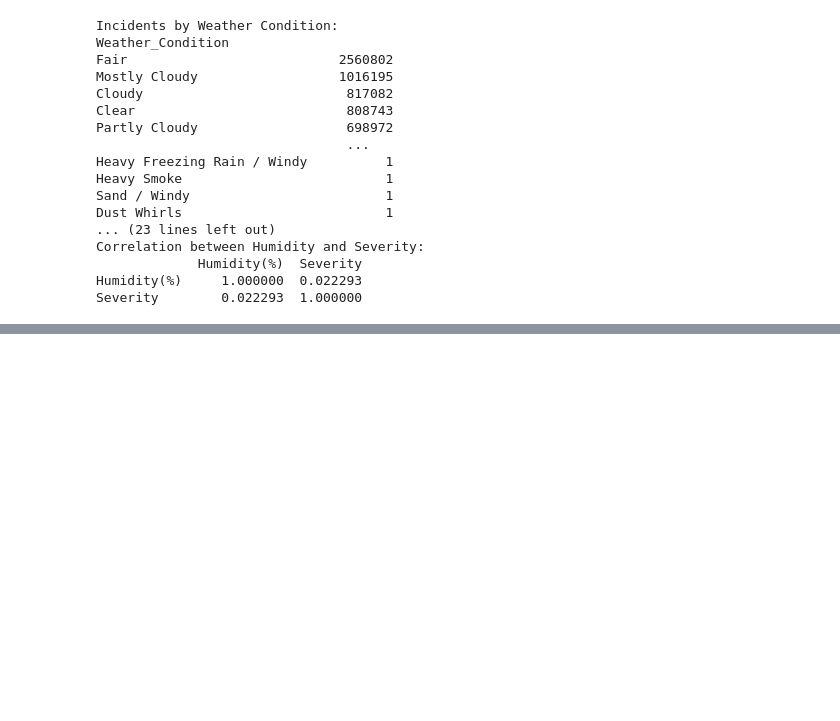
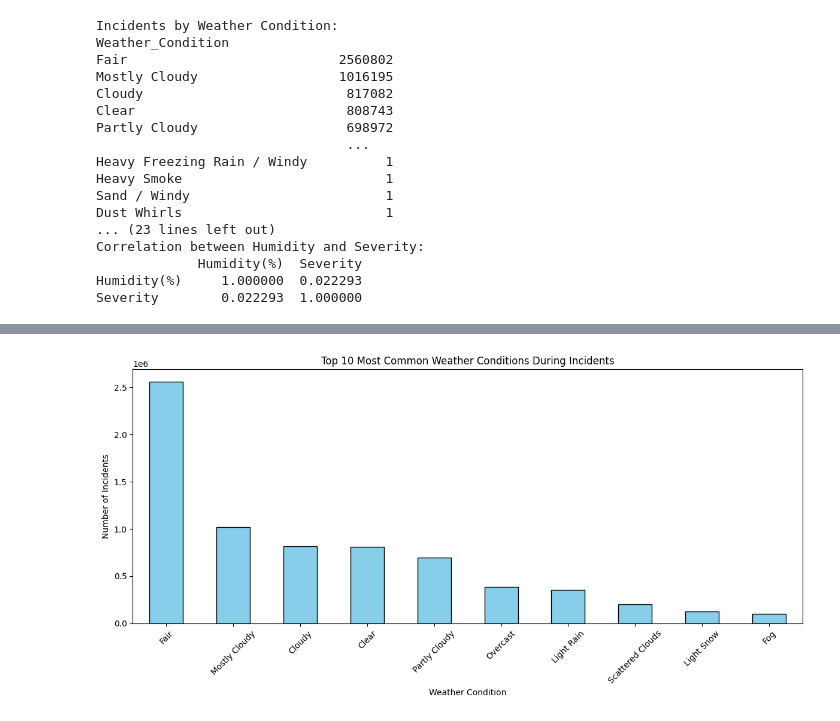
Before and after one commit to KhanAmin7/US_Accidents_EDA_project, a Jupyter notebook: US_Accidents.ipynb, the cells around one changed output, grey strips where cells are left out. Saved outputs shown, nothing was run; the diff lists cells and outputs as text; code cells hidden in the pictures; blank space fills up the shorter version.

Commit message:
Weather and Environment Factors and Trend analysis

```diff
--- a/US_Accidents.ipynb
+++ b/US_Accidents.ipynb
@@ -402,0 +430,14 @@ Severity        0.022293  1.000000
+# %%
+weather_counts = df['Weather_Condition'].value_counts().head(10)
+
+
+plt.figure(figsize=(12, 6))
+weather_counts.plot(kind='bar', color='skyblue', edgecolor='black')
+plt.title('Top 10 Most Common Weather Conditions During Incidents')
+plt.xlabel('Weather Condition')
+plt.ylabel('Number of Incidents')
+plt.xticks(rotation=45)
+plt.tight_layout()
+plt.show()
+# %% [output]
+[figure, added]
```
Also changed, not shown: parts of 8 cells of this notebook.
